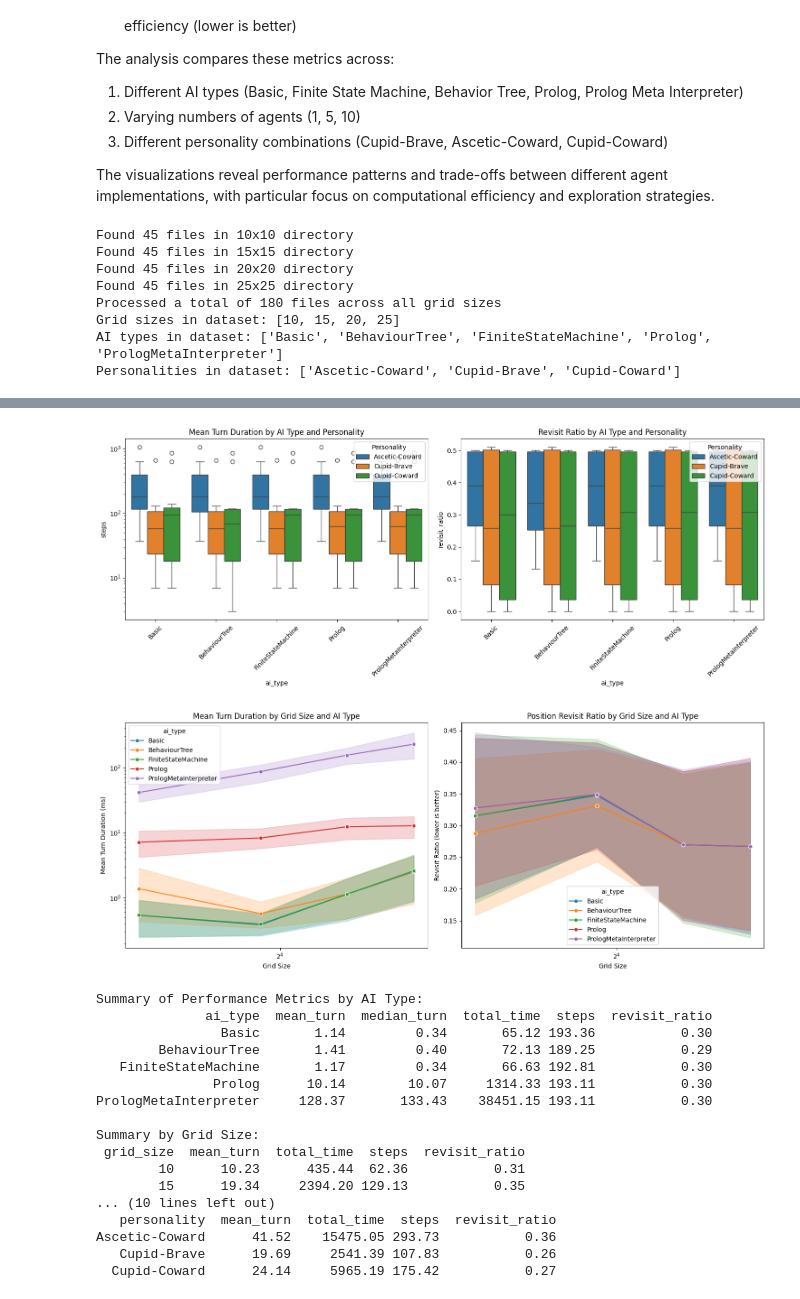
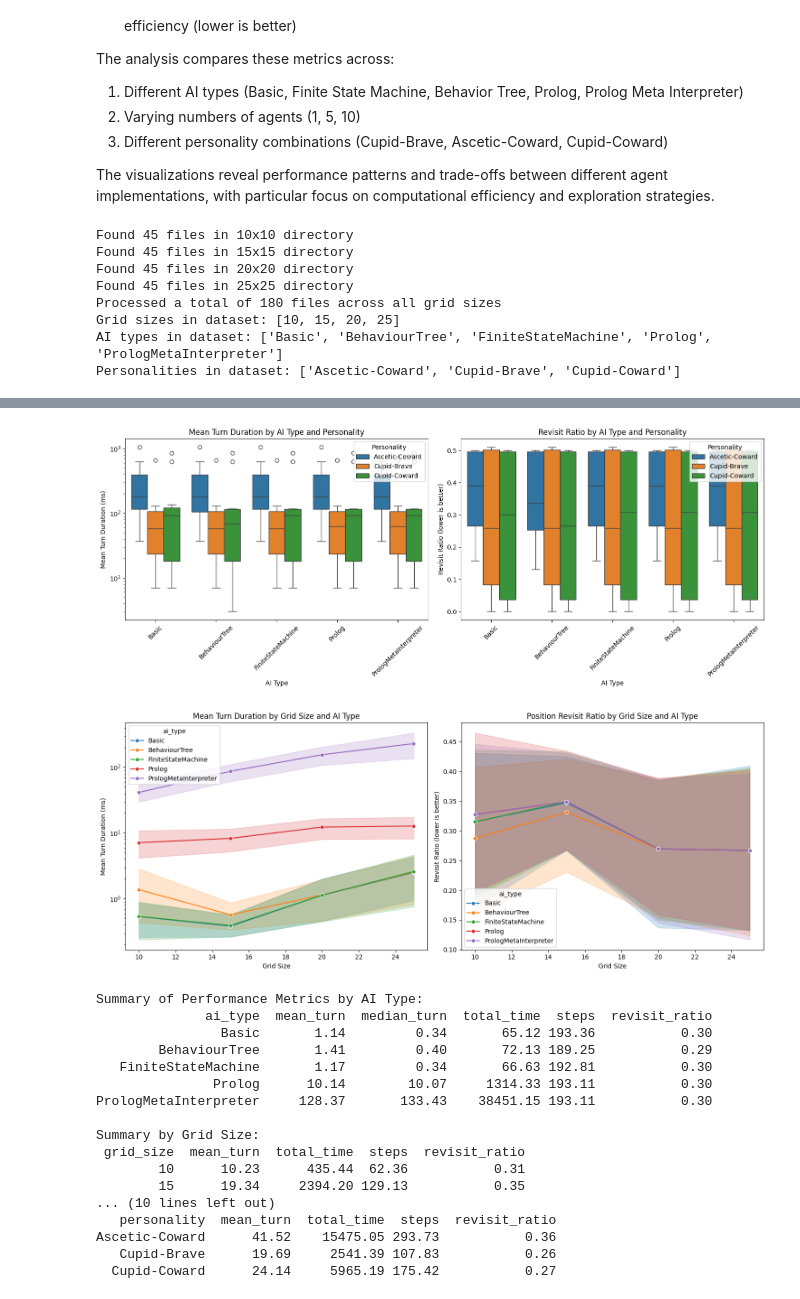
Before and after one commit to lapeyrade/WumpusWorld, a Jupyter notebook: data/data_analysis.ipynb, the cells around one changed output, grey strips where cells are left out. Drawn from its saved outputs; the diff is of its cells as text; code cells hidden in the pictures.

Commit message:
improve graphs legend

```diff
--- a/data/data_analysis.ipynb
+++ b/data/data_analysis.ipynb
@@ -255,6 +255,8 @@ sns.boxplot(x="ai_type", y="mean_turn", data=df)
 plt.title("Mean Turn Duration by AI Type")
 plt.yscale("log")  # Log scale to handle large differences
 plt.xticks(rotation=45)
+plt.ylabel("Mean Turn Duration (ms)")
+plt.xlabel("AI Type")
 
 # Total time by AI type
 plt.subplot(2, 2, 2)
@@ -262,18 +264,24 @@ sns.barplot(x="ai_type", y="total_time", data=df)
 plt.title("Total Execution Time by AI Type")
 plt.yscale("log")
 plt.xticks(rotation=45)
+plt.ylabel("Total Execution Time (ms)")
+plt.xlabel("AI Type")
 
 # Steps by AI type
 plt.subplot(2, 2, 3)
 sns.barplot(x="ai_type", y="steps", data=df)
 plt.title("Total Steps by AI Type")
 plt.xticks(rotation=45)
+plt.ylabel("Total Steps")
+plt.xlabel("AI Type")
 
 # Revisit ratio by AI type
 plt.subplot(2, 2, 4)
 sns.barplot(x="ai_type", y="revisit_ratio", data=df)
 plt.title("Position Revisit Ratio by AI Type (lower is better)")
 plt.xticks(rotation=45)
+plt.ylabel("Revisit Ratio (lower is better)")
+plt.xlabel("AI Type")
 
 plt.tight_layout()
 plt.suptitle("AI Type Performance Comparison", fontsize=16)
@@ -288,23 +296,31 @@ plt.subplot(2, 2, 1)
 sns.boxplot(x="grid_size", y="mean_turn", data=df)
 plt.title("Mean Turn Duration by Grid Size")
 plt.yscale("log")
+plt.ylabel("Mean Turn Duration (ms)")
+plt.xlabel("Grid Size")
 
 # Total time by grid size
 plt.subplot(2, 2, 2)
 sns.barplot(x="grid_size", y="total_time", data=df)
 plt.title("Total Execution Time by Grid Size")
 plt.yscale("log")
+plt.ylabel("Total Execution Time (ms)")
+plt.xlabel("Grid Size")
 
 # Steps by grid size
 plt.subplot(2, 2, 3)
 sns.barplot(x="grid_size", y="steps", data=df)
 plt.title("Total Steps by Grid Size")
 plt.yscale("log")
+plt.ylabel("Total Steps")
+plt.xlabel("Grid Size")
 
 # Revisit ratio by grid size
 plt.subplot(2, 2, 4)
 sns.barplot(x="grid_size", y="revisit_ratio", data=df)
 plt.title("Position Revisit Ratio by Grid Size")
+plt.ylabel("Revisit Ratio (lower is better)")
+plt.xlabel("Grid Size")
 
 plt.tight_layout()
 plt.suptitle("Grid Size Performance Comparison", fontsize=16)
@@ -319,22 +335,30 @@ plt.subplot(2, 2, 1)
 sns.boxplot(x="num_agents", y="mean_turn", data=df)
 plt.title("Mean Turn Duration by Agent Count")
 plt.yscale("log")
+plt.ylabel("Mean Turn Duration (ms)")
+plt.xlabel("Number of Agents")
 
 # Total time by agent count
 plt.subplot(2, 2, 2)
 sns.barplot(x="num_agents", y="total_time", data=df)
 plt.title("Total Execution Time by Agent Count")
 plt.yscale("log")
+plt.ylabel("Total Execution Time (ms)")
+plt.xlabel("Number of Agents")
 
 # Steps by agent count
 plt.subplot(2, 2, 3)
 sns.barplot(x="num_agents", y="steps", data=df)
 plt.title("Total Steps by Agent Count")
+plt.ylabel("Total Steps")
+plt.xlabel("Number of Agents")
 
 # Revisit ratio by agent count
 plt.subplot(2, 2, 4)
 sns.barplot(x="num_agents", y="revisit_ratio", data=df)
 plt.title("Position Revisit Ratio by Agent Count")
+plt.ylabel("Revisit Ratio (lower is better)")
+plt.xlabel("Number of Agents")
 
 plt.tight_layout()
 plt.suptitle("Agent Count Performance Comparison", fontsize=16)
@@ -351,6 +375,8 @@ plt.title("Mean Turn Duration by AI Type and Personality")
 plt.yscale("log")
 plt.xticks(rotation=45)
 plt.legend(title="Personality", loc="upper right")
+plt.ylabel("Mean Turn Duration (ms)")
+plt.xlabel("AI Type")
 
 # Revisit ratio
 plt.subplot(1, 2, 2)
@@ -358,6 +384,8 @@ sns.boxplot(x="ai_type", y="revisit_ratio", hue="personality", data=df)
 plt.title("Revisit Ratio by AI Type and Personality")
 plt.xticks(rotation=45)
 plt.legend(title="Personality", loc="upper right")
+plt.ylabel("Revisit Ratio (lower is better)")
+plt.xlabel("AI Type")
 
 plt.tight_layout()
 plt.show()
@@ -369,7 +397,6 @@ plt.figure(figsize=(15, 6))
 plt.subplot(1, 2, 1)
 sns.lineplot(x="grid_size", y="mean_turn", hue="ai_type", data=df, marker="o")
 plt.title("Mean Turn Duration by Grid Size and AI Type")
-plt.xscale("log", base=2)  # Log scale for grid size
 plt.yscale("log")
 plt.xlabel("Grid Size")
 plt.ylabel("Mean Turn Duration (ms)")
@@ -378,7 +405,6 @@ plt.ylabel("Mean Turn Duration (ms)")
 plt.subplot(1, 2, 2)
 sns.lineplot(x="grid_size", y="revisit_ratio", hue="ai_type", data=df, marker="o")
 plt.title("Position Revisit Ratio by Grid Size and AI Type")
-plt.xscale("log", base=2)  # Log scale for grid size
 plt.xlabel("Grid Size")
 plt.ylabel("Revisit Ratio (lower is better)")
 
@@ -465,5 +491,5 @@ Personalities in dataset: ['Ascetic-Coward', 'Cupid-Brave', 'Cupid-Coward']
-[figure, old version]
+[figure, new version]
-[figure, old version]
+[figure, new version]
 Summary of Performance Metrics by AI Type:
               ai_type  mean_turn  median_turn  total_time  steps  revisit_ratio
                 Basic       1.14         0.34       65.12 193.36           0.30
```
Also changed, not shown: parts of 2 cells of this notebook.
